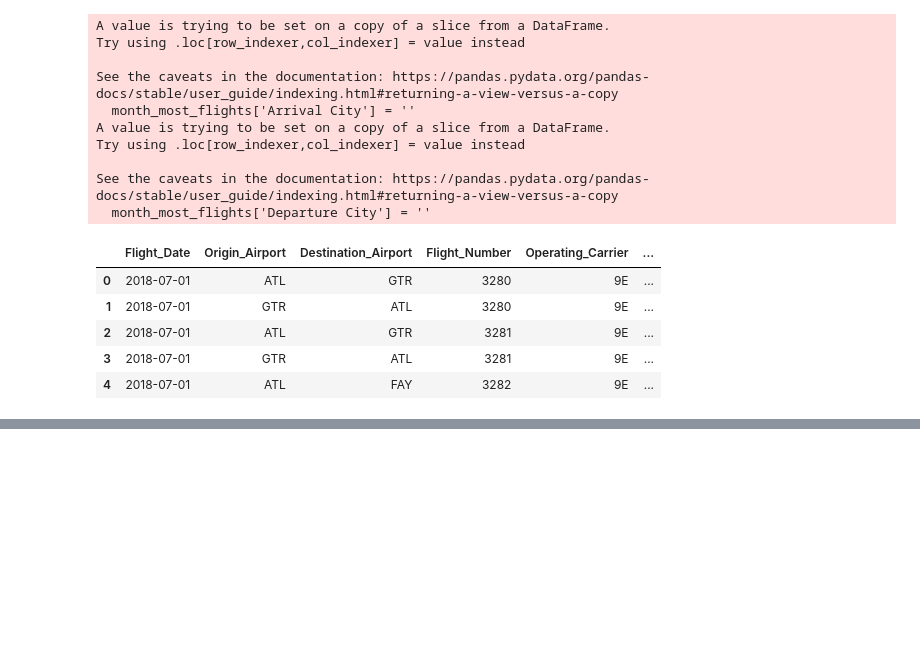
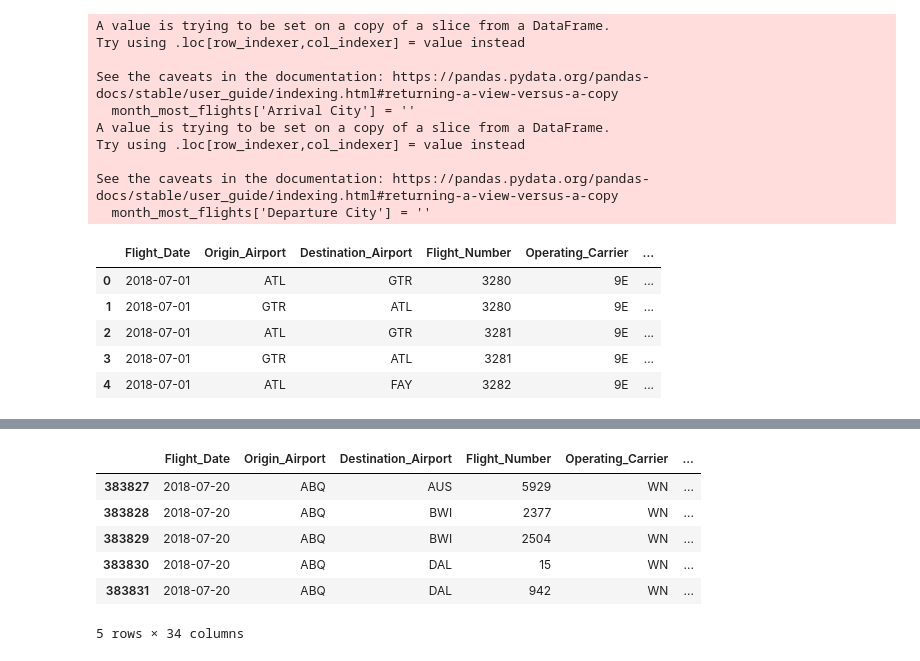
Before and after one commit to bgrullon/FlightDelayPrediction, a Jupyter notebook: src/dataETL.ipynb, the cells around one changed output, grey strips where cells are left out. Cells and saved outputs as stored; diff of their text form; code cells hidden in the pictures; blank space fills up the shorter version.

Commit message:
weather ETL draft

```diff
--- a/src/dataETL.ipynb
+++ b/src/dataETL.ipynb
@@ -278,0 +258,7 @@ Name: Departure City, Length: 341, dtype: int64
+# %%
+df = pd.read_csv('../data/clean_2018_July.csv')
+weather_columns = ['Origin Cloud Cover', 'Origin Dew', 'Origin Humidity', 'Origin Precipitation', 'Origin Pressure', 'Origin Snow', 'Origin Temperature', 'Origin Visibility', 'Origin Windspeed', 'Origin Precipitation Probability',\
+                   'Destination Cloud Cover', 'Destination Dew', 'Destination Humidity', 'Destination Precipitation', 'Destination Pressure', 'Destination Snow', 'Destination Temperature', 'Destination Visibility', 'Destination Windspeed', 'Destination Precipitation Probability']
+for column in weather_columns:
+    df[column] = ''
+df.head()
@@ -278,0 +273,10 @@ Name: Departure City, Length: 341, dtype: int64
+# %%
+# group by day and filter rows into dict
+final_df = df.copy()
+# df['Flight_DateTime'] = pd.to_datetime(df['Flight_Date'])
+# flight_day = {}
+
+# for date, group in df.groupby('Flight_DateTime'):
+#     flight_day[date.day] = group.copy()
+
+# pprint(flight_day)
@@ -278,0 +316,15 @@ Name: Departure City, Length: 341, dtype: int64
+# %%
+
+# 2018_07_20
+# 2018_07_23
+# 2018_07_24
+final_df = final_df[(final_df['Flight_Date'] == '2018-07-20') | (final_df['Flight_Date'] == '2018-07-23') | (final_df['Flight_Date'] == '2018-07-24')]
+final_df.head()
+# %% [output]
+|  | Flight_Date | Origin_Airport | Destination_Airport | Flight_Number | Operating_Carrier | ... |
+| 383827 | 2018-07-20 | ABQ | AUS | 5929 | WN | ... |
+| 383828 | 2018-07-20 | ABQ | BWI | 2377 | WN | ... |
+| 383829 | 2018-07-20 | ABQ | BWI | 2504 | WN | ... |
+| 383830 | 2018-07-20 | ABQ | DAL | 15 | WN | ... |
+| 383831 | 2018-07-20 | ABQ | DAL | 942 | WN | ... |
+5 rows × 34 columns
```
Also changed, not shown: parts of 12 cells of this notebook.
